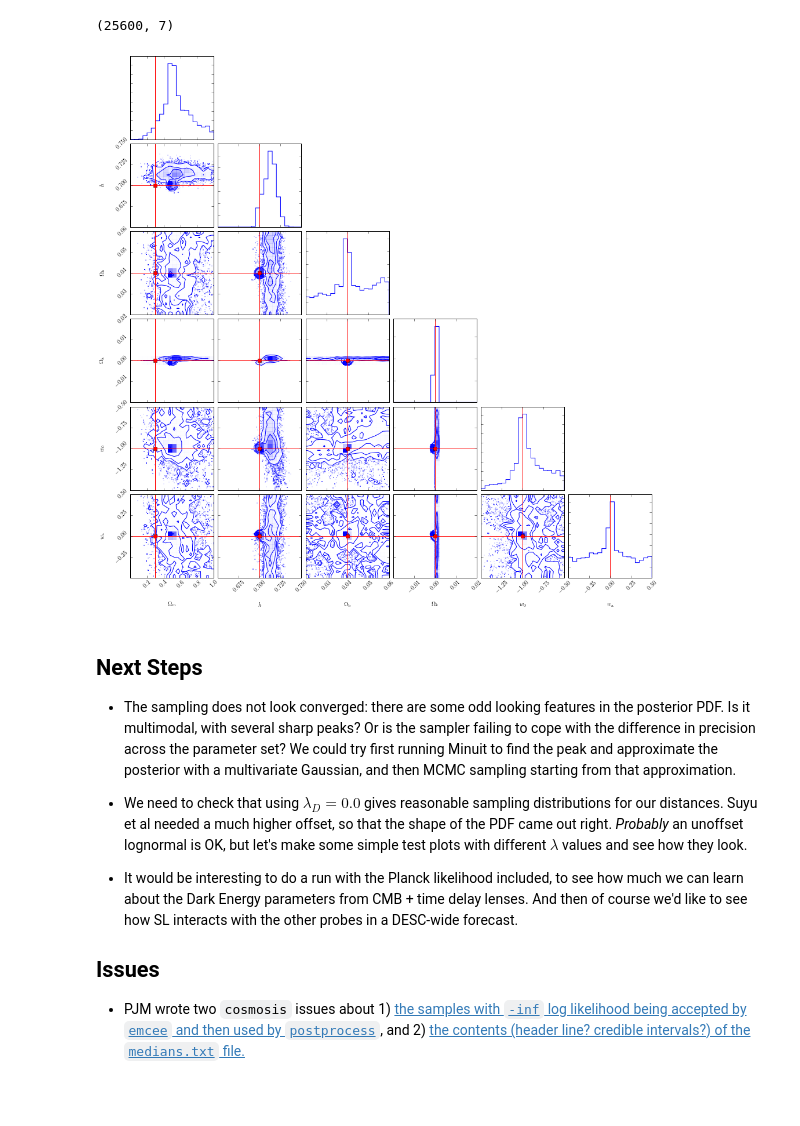
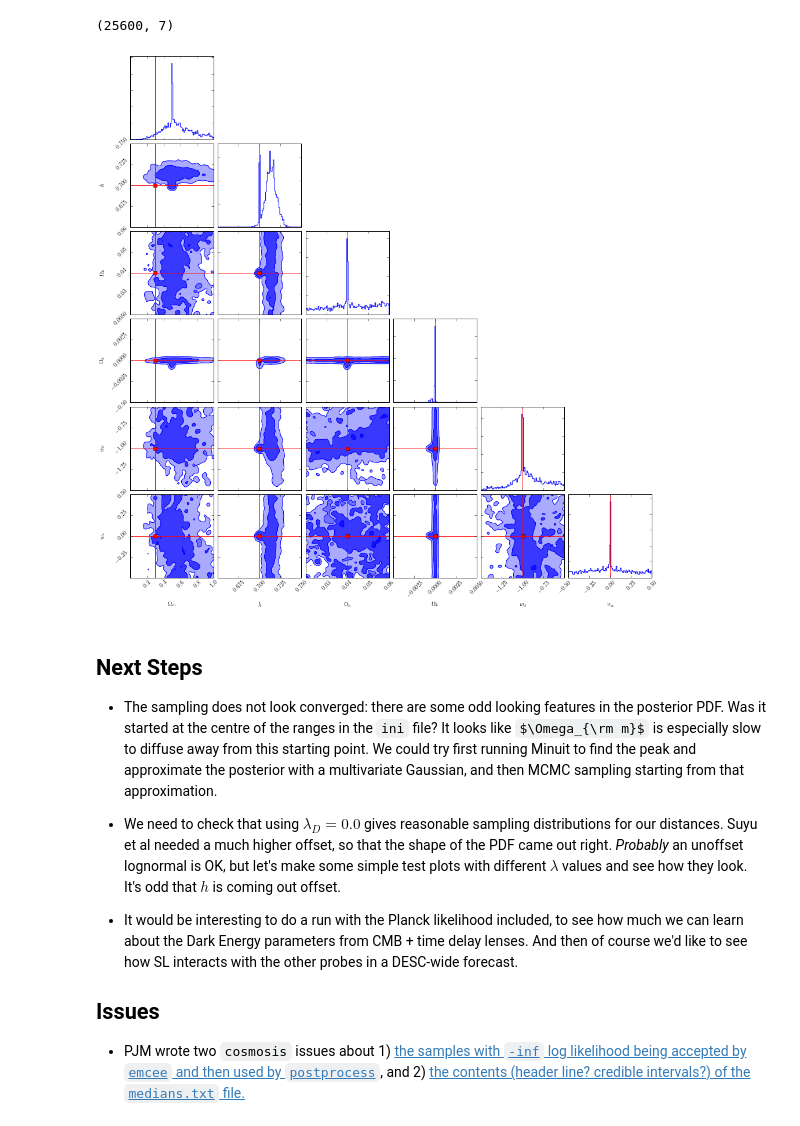
Before and after one commit to drphilmarshall/OM10, a Jupyter notebook: examples/LSST/OM10_LSSTDESC.ipynb, the cells around one changed output. Saved outputs shown, nothing was run; the diff lists cells and outputs as text; code cells hidden in the pictures; some formulas as TeX source; blank space fills up the shorter version.

Commit message:
Better corner plot settings, and understanding of the odd features in the plot

```diff
--- a/examples/LSST/OM10_LSSTDESC.ipynb
+++ b/examples/LSST/OM10_LSSTDESC.ipynb
@@ -139,7 +139,7 @@ p.shape
 Om, Om_range, Om_true = p[:,0], (0.0,1.0),   0.3
 h, h_range, h_true    = p[:,1], (0.65,0.75), 0.7
 Ob, Ob_range, Ob_true = p[:,2], (0.02,0.06), 0.04
-Ok, Ok_range, Ok_true = p[:,3], (-0.02,0.02),0.0
+Ok, Ok_range, Ok_true = p[:,3], (-0.005,0.005),0.0
 w0, w0_range, w0_true = p[:,4], (-1.5,-0.5),-1.0
 wa, wa_range, wa_true = p[:,5], (-0.5,0.5),  0.0
 
@@ -150,15 +150,18 @@ truths = [Om_true,h_true,Ob_true,Ok_true,w0_true,wa_true]
 # %%
 burnin = 2000
 
-fig = corner.corner(parameters[burnin:,:],labels=labels,range=ranges,truths=truths,color='blue',truth_color='red')
+fig = corner.corner(parameters[burnin:,:],plot_datapoints=False,\
+                    fill_contours=True,levels=[0.68, 0.95],bins=100,\
+                    smooth=2.0,labels=labels,range=ranges,truths=truths,\
+                    color='blue',truth_color='red')
 # %% [output]
-[figure, old version]
+[figure, new version]
 # %% [markdown]
 ## Next Steps
 
-- The sampling does not look converged: there are some odd looking features in the posterior PDF. Is it multimodal, with several sharp peaks? Or is the sampler failing to cope with the difference in precision across the parameter set? We could try first running Minuit to find the peak and approximate the posterior with a multivariate Gaussian, and then MCMC sampling starting from that approximation.
+- The sampling does not look converged: there are some odd looking features in the posterior PDF. Was it started at the centre of the ranges in the `ini` file? It looks like $\Omega_{\rm m}$ is especially slow to diffuse away from this starting point. We could try first running Minuit to find the peak and approximate the posterior with a multivariate Gaussian, and then MCMC sampling starting from that approximation.
 
-- We need to check that using $\lambda_D = 0.0$ gives reasonable sampling distributions for our distances. Suyu et al needed a much higher offset, so that the shape of the PDF came out right. *Probably* an unoffset lognormal is OK, but let's make some simple test plots with different $\lambda$ values and see how they look.
+- We need to check that using $\lambda_D = 0.0$ gives reasonable sampling distributions for our distances. Suyu et al needed a much higher offset, so that the shape of the PDF came out right. *Probably* an unoffset lognormal is OK, but let's make some simple test plots with different $\lambda$ values and see how they look. It's odd that $h$ is coming out offset.
 
 - It would be interesting to do a run with the Planck likelihood included, to see how much we can learn about the Dark Energy parameters from CMB + time delay lenses. And then of course we'd like to see how SL interacts with the other probes in a DESC-wide forecast.
 
```
